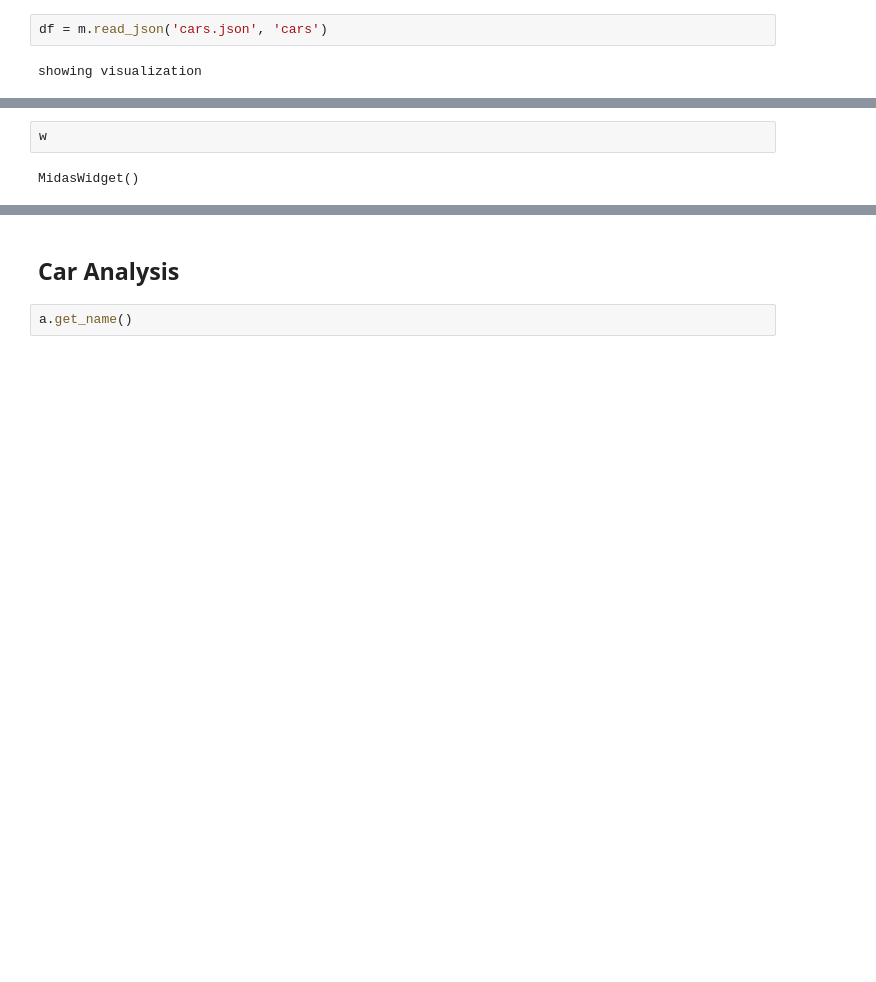
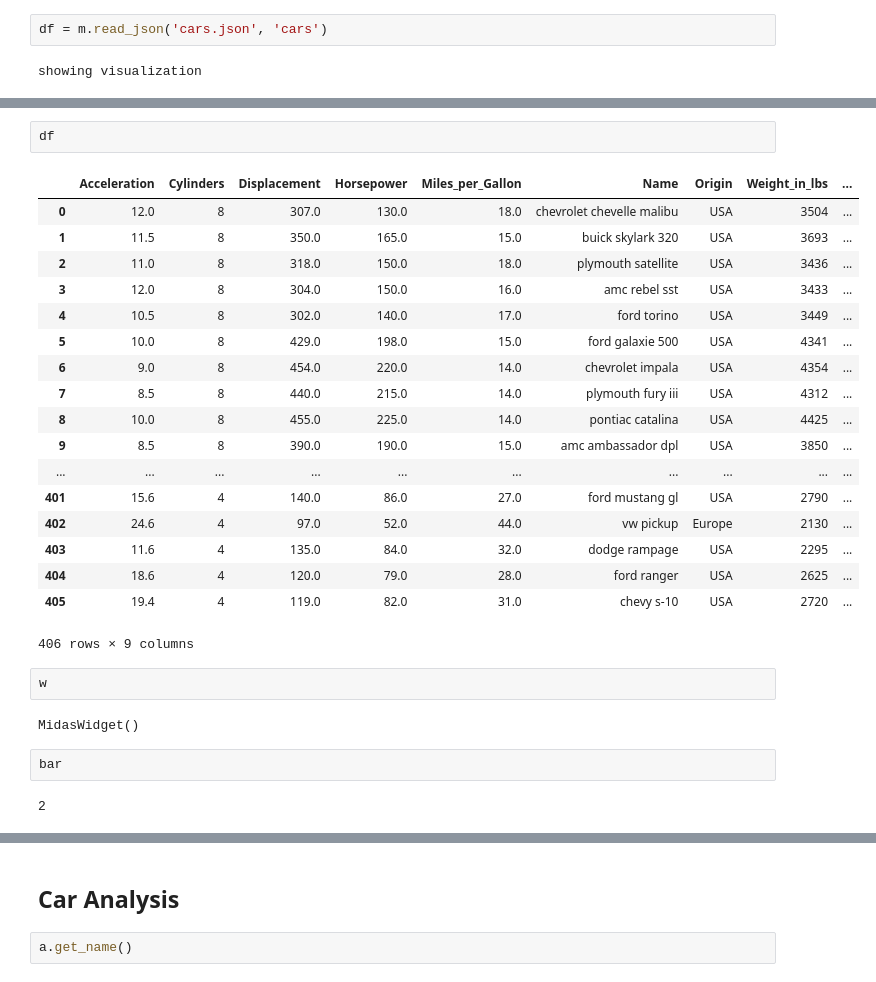
Before and after one commit to yifanwu/b2, a Jupyter notebook: notebooks/Planned Features.ipynb, the cells around one changed output, grey strips where cells are left out. Cells and saved outputs as stored; diff of their text form; blank space fills up the shorter version.

```diff
--- a/notebooks/Planned Features.ipynb
+++ b/notebooks/Planned Features.ipynb
@@ -26,7 +102,32 @@ cars
             `;
             console.log('pythonCommand', pythonCommand);
             IPython.notebook.kernel.execute(pythonCommand);
+# %%
+df
+# %% [output]
+|  | Acceleration | Cylinders | Displacement | Horsepower | Miles_per_Gallon | Name | Origin | Weight_in_lbs | ... |
+| 0 | 12.0 | 8 | 307.0 | 130.0 | 18.0 | chevrolet chevelle malibu | USA | 3504 | ... |
+| 1 | 11.5 | 8 | 350.0 | 165.0 | 15.0 | buick skylark 320 | USA | 3693 | ... |
+| 2 | 11.0 | 8 | 318.0 | 150.0 | 18.0 | plymouth satellite | USA | 3436 | ... |
+| 3 | 12.0 | 8 | 304.0 | 150.0 | 16.0 | amc rebel sst | USA | 3433 | ... |
+| 4 | 10.5 | 8 | 302.0 | 140.0 | 17.0 | ford torino | USA | 3449 | ... |
+| 5 | 10.0 | 8 | 429.0 | 198.0 | 15.0 | ford galaxie 500 | USA | 4341 | ... |
+| 6 | 9.0 | 8 | 454.0 | 220.0 | 14.0 | chevrolet impala | USA | 4354 | ... |
+| 7 | 8.5 | 8 | 440.0 | 215.0 | 14.0 | plymouth fury iii | USA | 4312 | ... |
+| 8 | 10.0 | 8 | 455.0 | 225.0 | 14.0 | pontiac catalina | USA | 4425 | ... |
+| 9 | 8.5 | 8 | 390.0 | 190.0 | 15.0 | amc ambassador dpl | USA | 3850 | ... |
+| ... | ... | ... | ... | ... | ... | ... | ... | ... | ... |
+| 401 | 15.6 | 4 | 140.0 | 86.0 | 27.0 | ford mustang gl | USA | 2790 | ... |
+| 402 | 24.6 | 4 | 97.0 | 52.0 | 44.0 | vw pickup | Europe | 2130 | ... |
+| 403 | 11.6 | 4 | 135.0 | 84.0 | 32.0 | dodge rampage | USA | 2295 | ... |
+| 404 | 18.6 | 4 | 120.0 | 79.0 | 28.0 | ford ranger | USA | 2625 | ... |
+| 405 | 19.4 | 4 | 119.0 | 82.0 | 31.0 | chevy s-10 | USA | 2720 | ... |
+406 rows × 9 columns
 # %%
 w
 # %% [output]
 MidasWidget()
+# %%
+bar
+# %% [output]
+2
```
Also changed, not shown: parts of 18 cells of this notebook, 9 other files.
